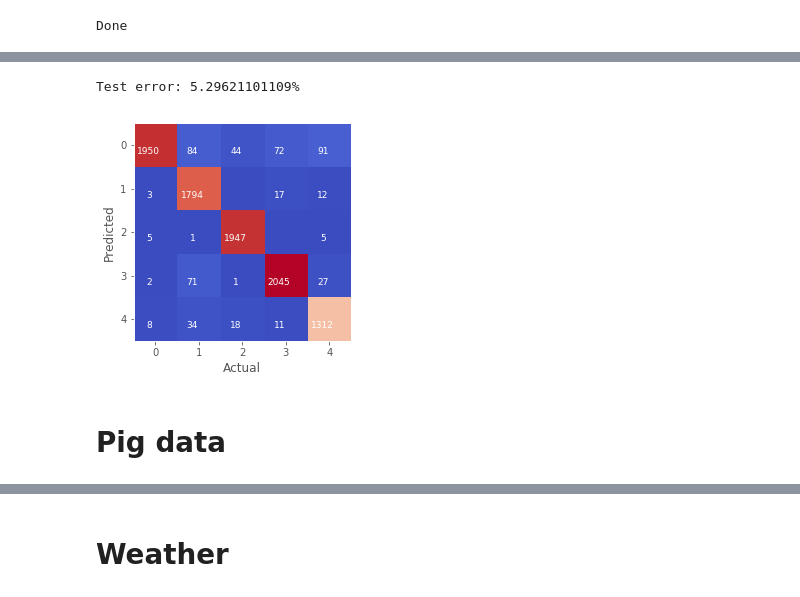
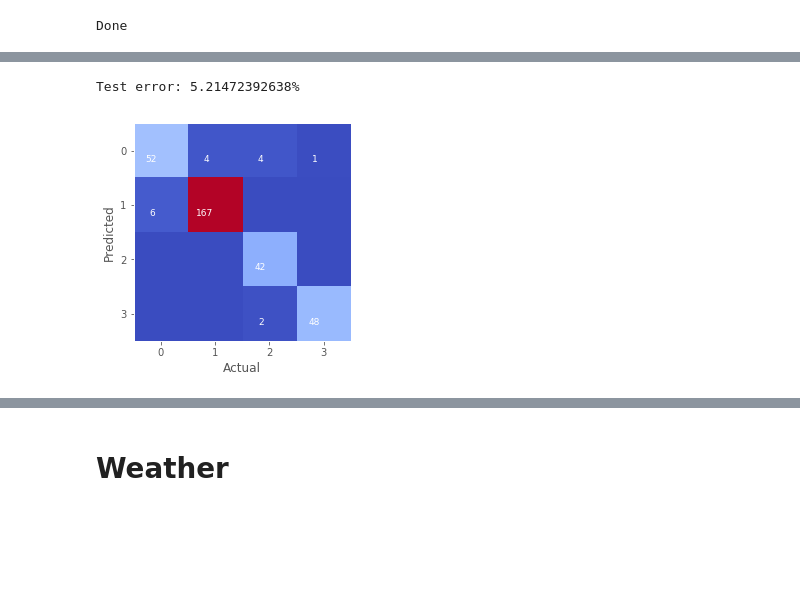
Before and after one commit to jennyzeng/Minecraft-AI, a Jupyter notebook: TraditionalML.ipynb, the cells around one changed output, grey strips where cells are left out. Drawn from its saved outputs; the diff is of its cells as text; code cells hidden in the pictures; blank space fills up the shorter version.

Commit message:
save traditional ML result

```diff
--- a/TraditionalML.ipynb
+++ b/TraditionalML.ipynb
@@ -314,15 +309,14 @@ Test error: 5.60305804245%
 # %%
-data3 = np.loadtxt('/notebooks/Minecraft-AI/mc-data/mesa_forest_desert_jungle_eh_new.txt', delimiter=';')
-np.random.shuffle(data3)
-X3 = data3[:,:-1]
-Y3= data3[:,-1].astype(np.int64)
-data_scaler = preprocessing.StandardScaler().fit(X3)
-X_scaled3 = data_scaler.transform(X3)
+data1 = np.loadtxt('/notebooks/Minecraft-AI/mc-data/animal.txt', delimiter=';')
+np.random.shuffle(data1)
+Xp1 = data1[:,:-1]
+Yp1 = data1[:,-1].astype(np.int64)
+data_scaler1 = preprocessing.StandardScaler().fit(Xp1)
+Xp_scaled1 = data_scaler1.transform(Xp1)
 # Xtr, Ytr = X_scaled, Y
 #Xtr, Ytr = X, Y
-Xtr3, Xte3, Ytr3, Yte3 = ml.splitData(X_scaled3,Y3,train_fraction=0.8)
+Xtr1, Xte1, Ytr1, Yte1 = ml.splitData(Xp_scaled1,Yp1,train_fraction=0.9)
 # %%
-forest3 = RandomForestClassifier(n_estimators=100, random_state=1)
-multi_target_forest3 = MultiOutputClassifier(forest3, n_jobs=5)
-r3=multi_target_forest3.fit(Xtr3, convertLabel(Ytr3))
-result3=r3.predict(Xte3)
+forest1 = RandomForestClassifier(n_estimators=100, random_state=1)
+multi_target_forest1 = MultiOutputClassifier(forest1, n_jobs=3)
+r1=multi_target_forest1.fit(Xtr1, convertLabel(Ytr1))
@@ -331,21 +323,23 @@ test_error3,confusions3=error_rate(result3, convertLabel(Yte3))
+# %%
+result1=r1.predict(Xte1)
+# %%
+test_error1,confusions1=error_rate(result1, convertLabel(Yte1))
 # %%
-print('Test error: {}%'.format(test_error3))
+print('Test error: {}%'.format(test_error1))
 
 plt.xlabel('Actual')
 plt.ylabel('Predicted')
 plt.grid(False)
 plt.xticks(numpy.arange(5))
 plt.yticks(numpy.arange(5))
-plt.imshow(confusions3, cmap=plt.cm.coolwarm, interpolation='nearest');
+plt.imshow(confusions1, cmap=plt.cm.coolwarm, interpolation='nearest');
 
 
-for i, cas in enumerate(confusions3):
+for i, cas in enumerate(confusions1):
     for j, count in enumerate(cas):
         if count > 0:
             xoff = .07 * len(str(count))
             plt.text(j-xoff, i+.2, int(count), fontsize=9, color='white')
 # %% [output]
-Test error: 5.29621101109%
+Test error: 5.21472392638%
-[figure, old version]
+[figure, new version]
-# %% [markdown]
-# Pig data
```
Also changed, not shown: parts of 46 cells of this notebook, 2 other files.
